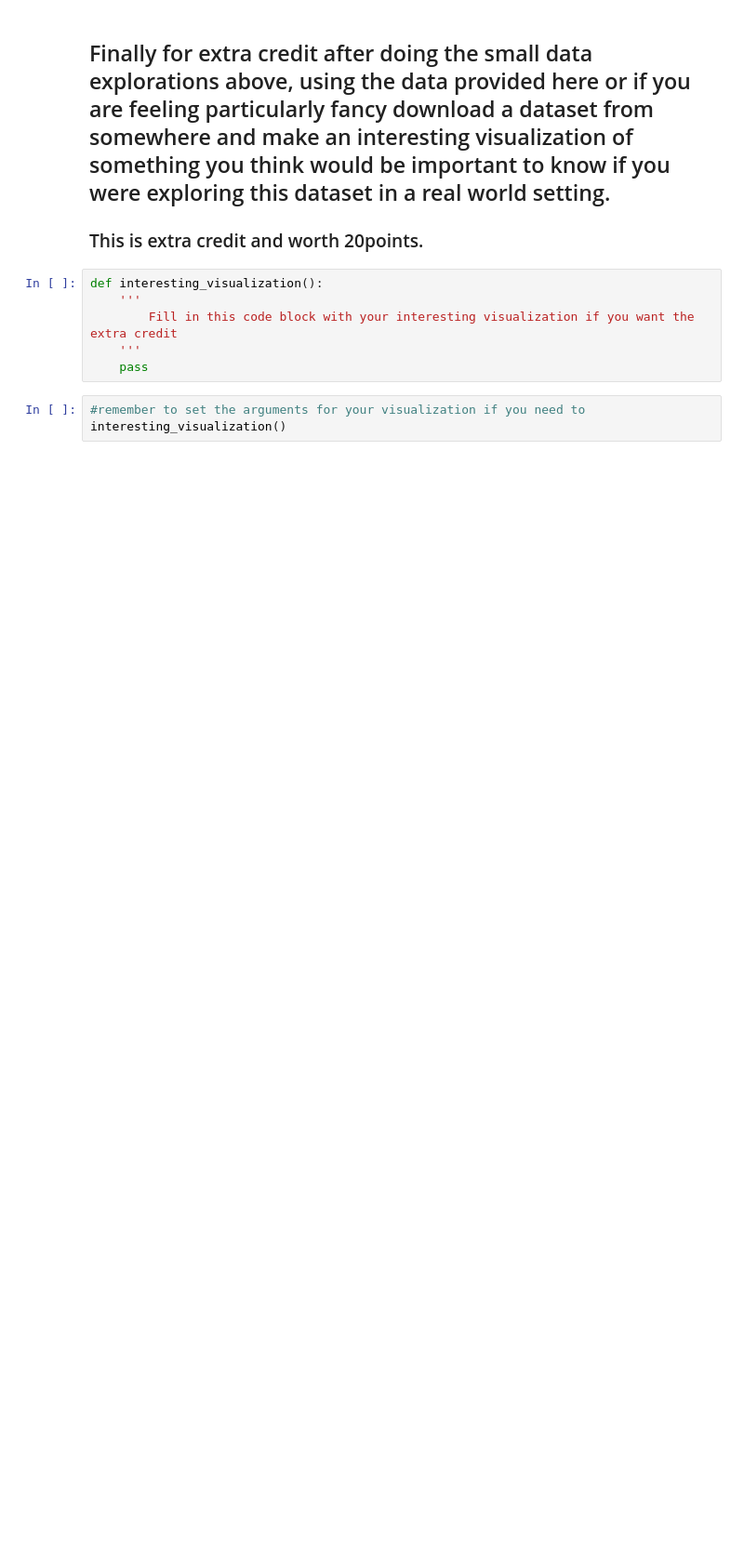
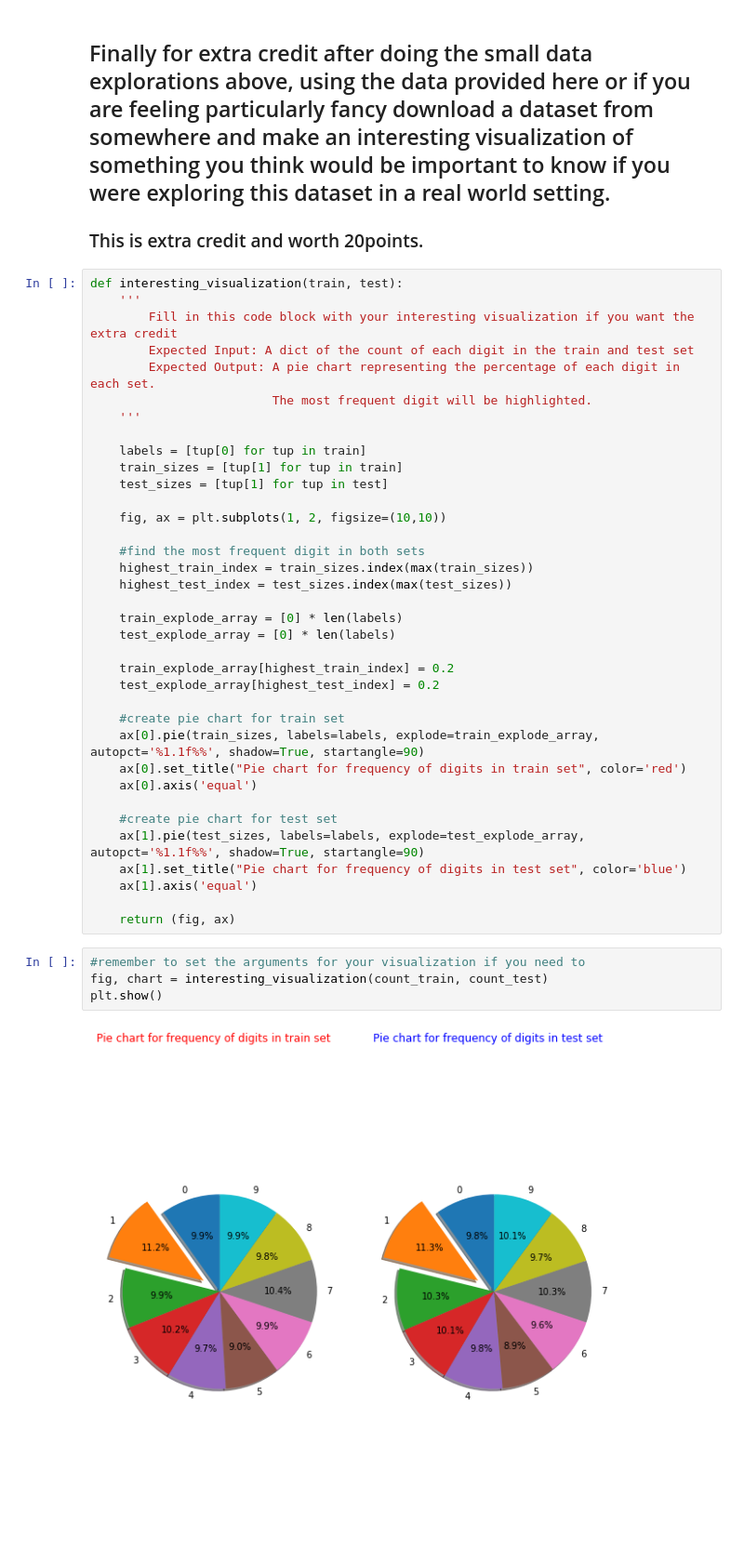
Before and after one commit to Goodbutnot2good/Tensorflow-MNIST-, a Jupyter notebook: Sprint_1.ipynb, the cells around one changed output. Shown at 93% size. Cells and saved outputs as stored; diff of their text form; blank space fills up the shorter version.

Commit message:
added the last extra credit function
Function 6 was implemented solo by max

```diff
--- a/Sprint_1.ipynb
+++ b/Sprint_1.ipynb
@@ -140,12 +135,45 @@ plt.show()
 ## Finally for extra credit after doing the small data explorations above, using the data provided here or if you are feeling particularly fancy download a dataset from somewhere and make an interesting visualization of something you think would be important to know if you were exploring this dataset in a real world setting.
 
 ### This is extra credit and worth 20points.
-# %%
-def interesting_visualization():
-    '''
-        Fill in this code block with your interesting visualization if you want the extra credit
-    '''
-    pass
+# %%
+def interesting_visualization(train, test):
+    '''
+        Fill in this code block with your interesting visualization if you want the extra credit
+        Expected Input: A dict of the count of each digit in the train and test set
+        Expected Output: A pie chart representing the percentage of each digit in each set.
+                         The most frequent digit will be highlighted.
+    '''
+
+    labels = [tup[0] for tup in train]
+    train_sizes = [tup[1] for tup in train]
+    test_sizes = [tup[1] for tup in test]
+
+    fig, ax = plt.subplots(1, 2, figsize=(10,10))
+
+    #find the most frequent digit in both sets
+    highest_train_index = train_sizes.index(max(train_sizes))
+    highest_test_index = test_sizes.index(max(test_sizes))
+
+    train_explode_array = [0] * len(labels)
+    test_explode_array = [0] * len(labels)
+
+    train_explode_array[highest_train_index] = 0.2
+    test_explode_array[highest_test_index] = 0.2
+
+    #create pie chart for train set
+    ax[0].pie(train_sizes, labels=labels, explode=train_explode_array, autopct='%1.1f%%', shadow=True, startangle=90)
+    ax[0].set_title("Pie chart for frequency of digits in train set", color='red')
+    ax[0].axis('equal')
+
+    #create pie chart for test set
+    ax[1].pie(test_sizes, labels=labels, explode=test_explode_array, autopct='%1.1f%%', shadow=True, startangle=90)
+    ax[1].set_title("Pie chart for frequency of digits in test set", color='blue')
+    ax[1].axis('equal')
+
+    return (fig, ax)
 # %%
 #remember to set the arguments for your visualization if you need to
-interesting_visualization()
+fig, chart = interesting_visualization(count_train, count_test)
+plt.show()
+# %% [output]
+[figure, added]
```
Also changed, not shown: parts of 2 cells of this notebook.
